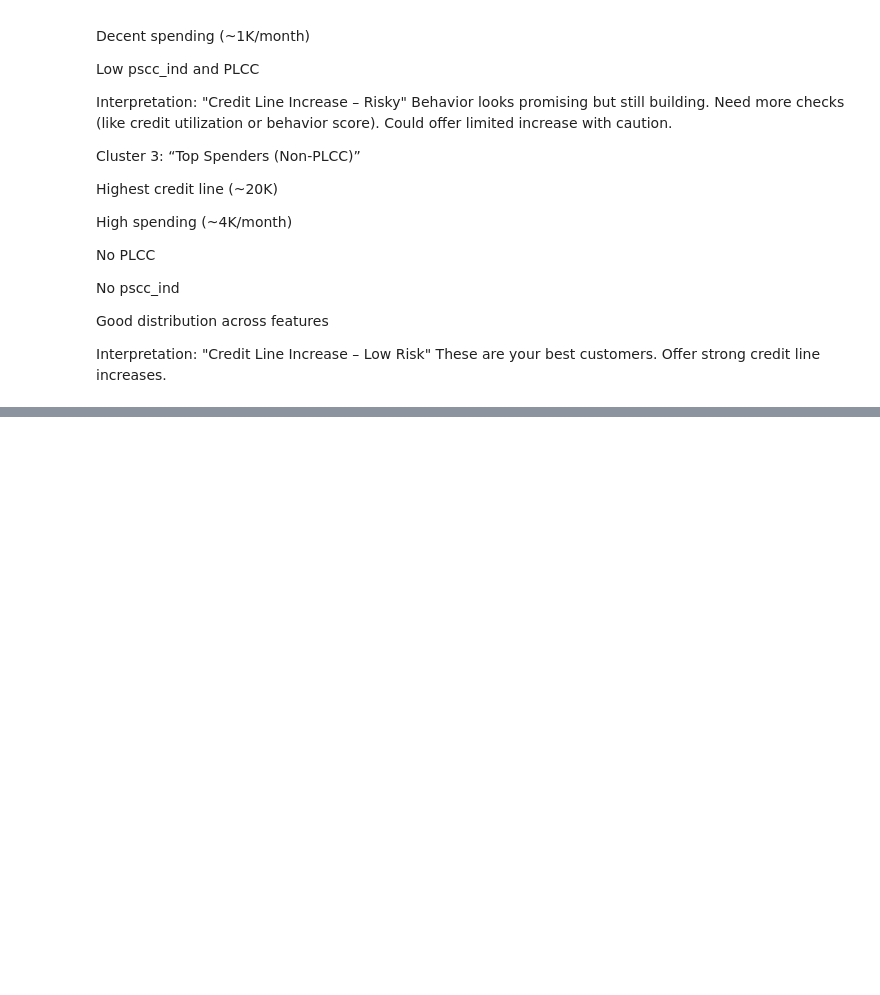
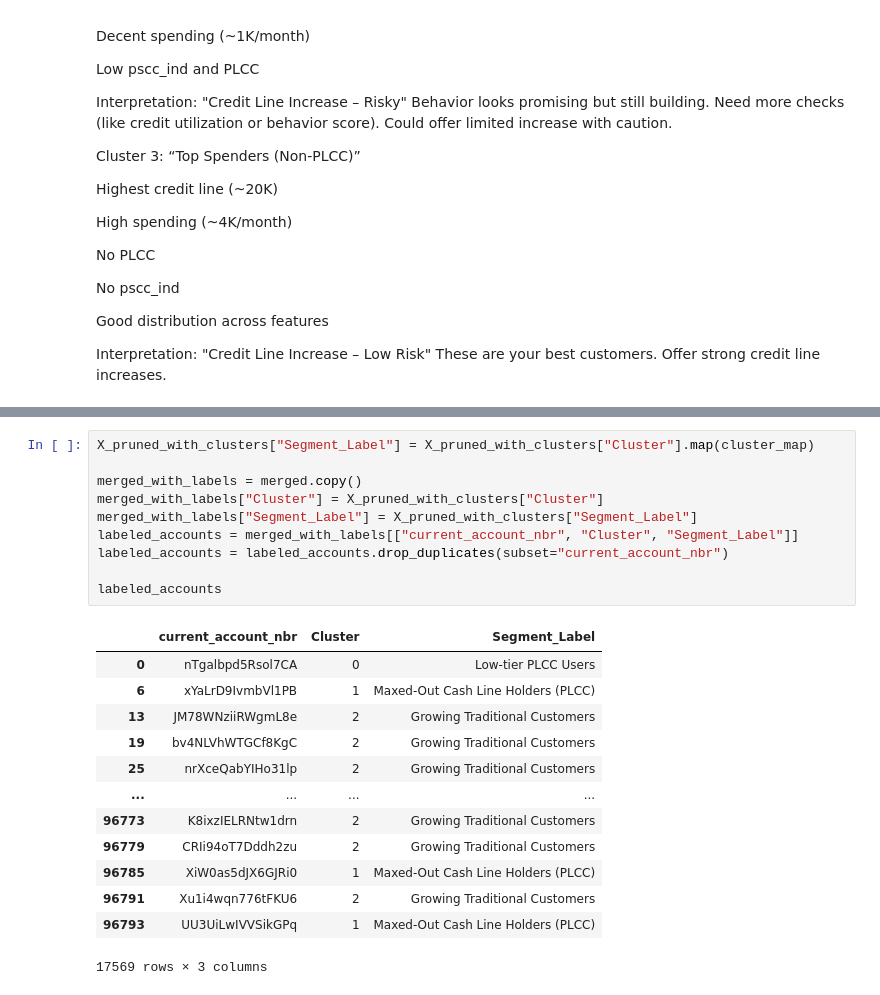
Before and after one commit to maxz101524/Datathon-2025-TeamChatGPT, a Jupyter notebook: clustering version2.ipynb, the cells around one changed output, grey strips where cells are left out. Saved outputs shown, nothing was run; the diff lists cells and outputs as text; blank space fills up the shorter version.

```diff
--- a/clustering version2.ipynb
+++ b/clustering version2.ipynb
@@ -468,0 +469,24 @@ NameError: name 'new_df' is not defined
+# %%
+X_pruned_with_clusters["Segment_Label"] = X_pruned_with_clusters["Cluster"].map(cluster_map)
+
+merged_with_labels = merged.copy()
+merged_with_labels["Cluster"] = X_pruned_with_clusters["Cluster"]
+merged_with_labels["Segment_Label"] = X_pruned_with_clusters["Segment_Label"]
+labeled_accounts = merged_with_labels[["current_account_nbr", "Cluster", "Segment_Label"]]
+labeled_accounts = labeled_accounts.drop_duplicates(subset="current_account_nbr")
+
+labeled_accounts
+# %% [output]
+|  | current_account_nbr | Cluster | Segment_Label |
+| 0 | nTgalbpd5Rsol7CA | 0 | Low-tier PLCC Users |
+| 6 | xYaLrD9IvmbVl1PB | 1 | Maxed-Out Cash Line Holders (PLCC) |
+| 13 | JM78WNziiRWgmL8e | 2 | Growing Traditional Customers |
+| 19 | bv4NLVhWTGCf8KgC | 2 | Growing Traditional Customers |
+| 25 | nrXceQabYIHo31lp | 2 | Growing Traditional Customers |
+| ... | ... | ... | ... |
+| 96773 | K8ixzIELRNtw1drn | 2 | Growing Traditional Customers |
+| 96779 | CRIi94oT7Dddh2zu | 2 | Growing Traditional Customers |
+| 96785 | XiW0as5dJX6GJRi0 | 1 | Maxed-Out Cash Line Holders (PLCC) |
+| 96791 | Xu1i4wqn776tFKU6 | 2 | Growing Traditional Customers |
+| 96793 | UU3UiLwIVVSikGPq | 1 | Maxed-Out Cash Line Holders (PLCC) |
+17569 rows × 3 columns
```
Also changed, not shown: parts of 2 cells of this notebook.
